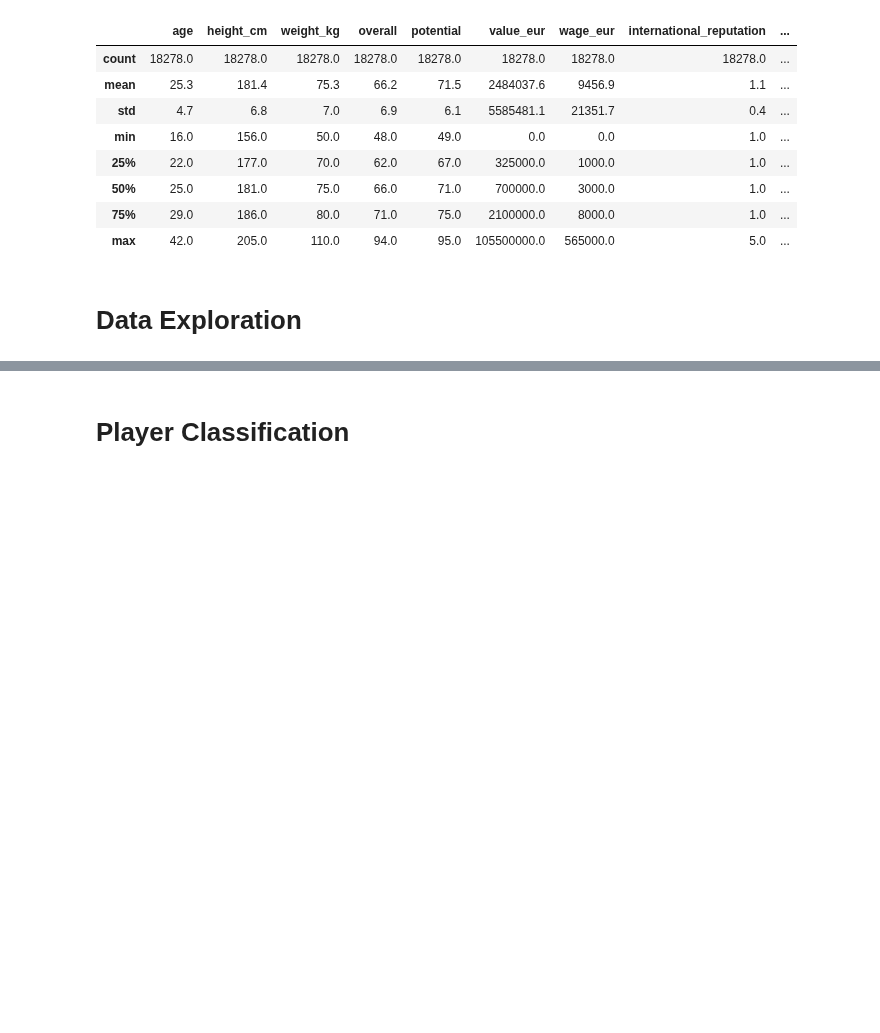
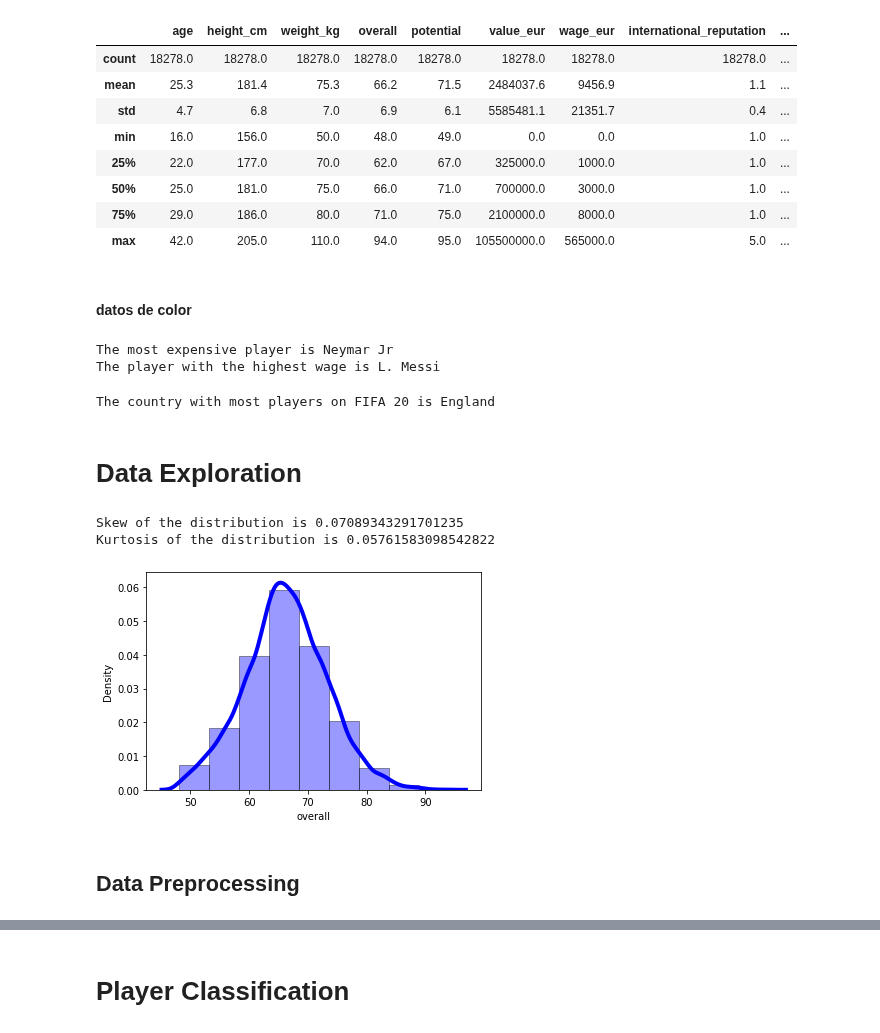
Before and after one commit to magne-matias/FIFA20_team, a Jupyter notebook: ml_playerclasif.ipynb, the cells around one changed output, grey strips where cells are left out. Drawn from its saved outputs; the diff is of its cells as text; code cells hidden in the pictures; blank space fills up the shorter version.

```diff
--- a/ml_playerclasif.ipynb
+++ b/ml_playerclasif.ipynb
@@ -33,5 +35,70 @@ df.describe().style.format("{:.1f}")
 | 50% | 25.0 | 181.0 | 75.0 | 66.0 | 71.0 | 700000.0 | 3000.0 | 1.0 | ... |
 | 75% | 29.0 | 186.0 | 80.0 | 71.0 | 75.0 | 2100000.0 | 8000.0 | 1.0 | ... |
 | max | 42.0 | 205.0 | 110.0 | 94.0 | 95.0 | 105500000.0 | 565000.0 | 5.0 | ... |
+# %% [markdown]
+#### datos de color
+# %%
+most_expns_plyr = df.loc[df.value_eur == df['value_eur'].max(),'short_name']
+print('The most expensive player is', most_expns_plyr.values[0])
+
+top_wage_plyr = df.loc[df.wage_eur == df['wage_eur'].max(),'short_name']
+print('The player with the highest wage is', top_wage_plyr.values[0])
+# %% [output]
+The most expensive player is Neymar Jr
+The player with the highest wage is L. Messi
+# %%
+print('The country with most players on FIFA 20 is', df['nationality'].value_counts().idxmax())
+# %% [output]
+The country with most players on FIFA 20 is England
 # %% [markdown]
 # Data Exploration
+# %%
+def combine_positions(row):
+    # There are 15 different positions
+    positions = row['player_positions'].split(', ')
+    N = len(positions)
+    if N < 3:
+        # If a player has two positions the first one will be considered as their
+        # position, of course, players with only one position won't be affected
+        position = positions[0]
+        if position in ['ST', 'LW', 'RW','CF']: #4
+            return 0 #ATTACKER
+        elif position in ['CAM', 'LM', 'CM', 'RM', 'CDM']: #5
+            return 1 #MIDFIELDER
+        elif position in ['LWB', 'RWB', 'LB', 'CB', 'RB']: #5
+            return 2 #DEFENDER
+        elif position in ['GK']: #1
+            return 3 #GOALKEEPER
+    else: # If player has three possible positions
+        position_count = [0, 0, 0, 0]
+        for position in positions:
+            if position in ['ST', 'LW', 'RW','CF']: #4
+                index = 0 #ATTACKER
+            elif position in ['CAM', 'LM', 'CM', 'RM', 'CDM']: #5
+                index = 1 #MIDFIELDER
+            elif position in ['LWB', 'RWB', 'LB', 'CB', 'RB']: #5
+                index = 2 #DEFENDER
+            elif position in ['GK']: #1
+                index = 3 #GOALKEEPER
+            else:
+                continue
+            position_count[index] += 1
+        # This will count which was the most repeated position and assign it
+        # to the player
+        return position_count.index(max(position_count))
+
+df['player_positions'] = df.apply(combine_positions, axis=1)
+# %%
+bins = np.linspace(df.overall.min(), df.overall.max(), 10)
+sns.distplot(df['overall'], hist=True,
+             bins=bins, color = 'blue',
+             hist_kws={'edgecolor':'black'},
+             kde_kws={'linewidth': 4})
+print('Skew of the distribution is', df['overall'].skew())
+print('Kurtosis of the distribution is', df['overall'].kurt())
+# %% [output]
+Skew of the distribution is 0.07089343291701235
+Kurtosis of the distribution is 0.05761583098542822
+[figure, added]
+# %% [markdown]
+## Data Preprocessing
```
Also changed, not shown: parts of 29 cells of this notebook.
